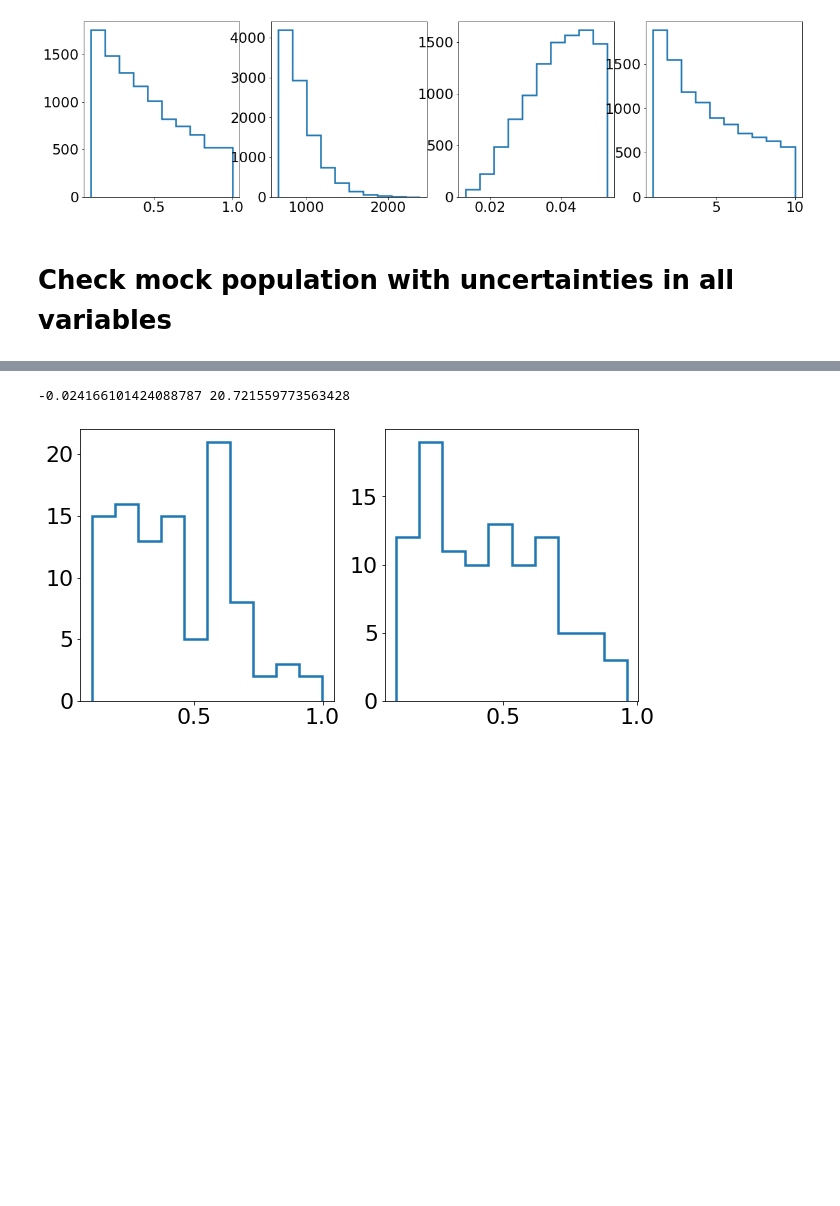
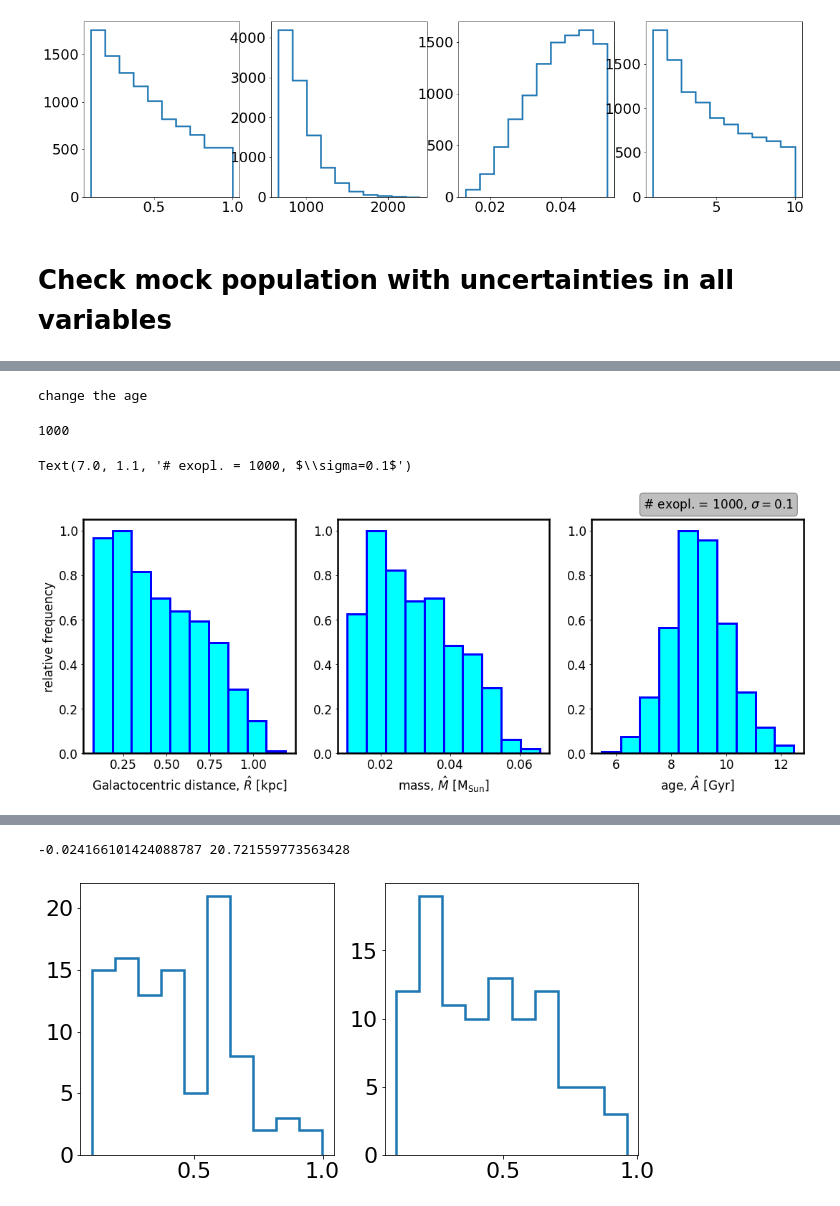
Before and after one commit to mariabenitocst/exoplanets, a Jupyter notebook: jupyter-notebook/simulations.ipynb, the cells around one changed output, grey strips where cells are left out. Drawn from its saved outputs; the diff is of its cells as text; code cells hidden in the pictures; blank space fills up the shorter version.

```diff
--- a/jupyter-notebook/simulations.ipynb
+++ b/jupyter-notebook/simulations.ipynb
@@ -671 +700,56 @@ relT=0.10; relM=0.10; relRobs=0.20; relA=0.20
 f = 1.; gamma = 1.; rs=20.
+# %%
+import imp, mock_generation
+imp.reload(mock_generation)
+
+from mock_generation import mock_population_all
+
+np.random.seed(10)
+robs_wn, sigmaR, Tobs, sigmaT, mass, sigmaM, ages_wn, sigmaA = mock_population_all(N, relT, relM, relRobs,
+                                                                                   relA, f, gamma, rs)
+
+R = sigmaR/0.1
+T = sigmaT/0.1
+M = sigmaM/0.1
+A = sigmaA/0.1
+# %% [output]
+change the age
+# %%
+fig, ax = plt.subplots(1, 3, figsize=(18, 6))
+
+
+pos = np.where((robs_wn > 0.) & (mass > 0.))
+print(len(pos[0]))
+
+counts, bins = np.histogram(mass[pos], bins=10, density=True)
+bins_mean = []
+for i in range(len(bins)-1):
+    bins_mean.append(0.5*(bins[i+1]-bins[i]) + bins[i])
+ax[1].bar(bins_mean, counts/np.max(counts), width=bins[1]-bins[0], edgecolor="blue", color="cyan", lw=3.)
+
+ax[1].set_xlabel(r"mass, $\hat{M}$ [$\rm M_{\rm Sun}$]"); ax[0].set_ylabel("relative frequency")
+
+
+counts, bins = np.histogram(ages_wn[pos], bins=10, density=True)
+bins_mean = []
+for i in range(len(bins)-1):
+    bins_mean.append(0.5*(bins[i+1]-bins[i]) + bins[i])
+ax[2].bar(bins_mean, counts/np.max(counts), width=bins[1]-bins[0], edgecolor="blue", color="cyan", lw=3.)
+
+ax[2].set_xlabel(r"age, $\hat{A}$ [$\rm Gyr$]")
+
+
+counts, bins = np.histogram(robs_wn[pos], bins=10, density=True)
+bins_mean = []
+for i in range(len(bins)-1):
+    bins_mean.append(0.5*(bins[i+1]-bins[i]) + bins[i])
+ax[0].bar(bins_mean, counts/np.max(counts), width=bins[1]-bins[0], edgecolor="blue", color="cyan", lw=3.)
+
+ax[0].set_xlabel(r"Galactocentric distance, $\hat{R}$ [$\rm kpc$]")
+
+props = dict(boxstyle='round', facecolor='grey', alpha=0.5)
+ax[2].text(7., 1.1, r"# exopl. = %i, $\sigma=0.1$"%N, bbox=props)
+# %% [output]
+1000
+Text(7.0, 1.1, '# exopl. = 1000, $\\sigma=0.1$')
+[figure, added]
```
Also changed, not shown: parts of 18 cells of this notebook, 7 other files.
